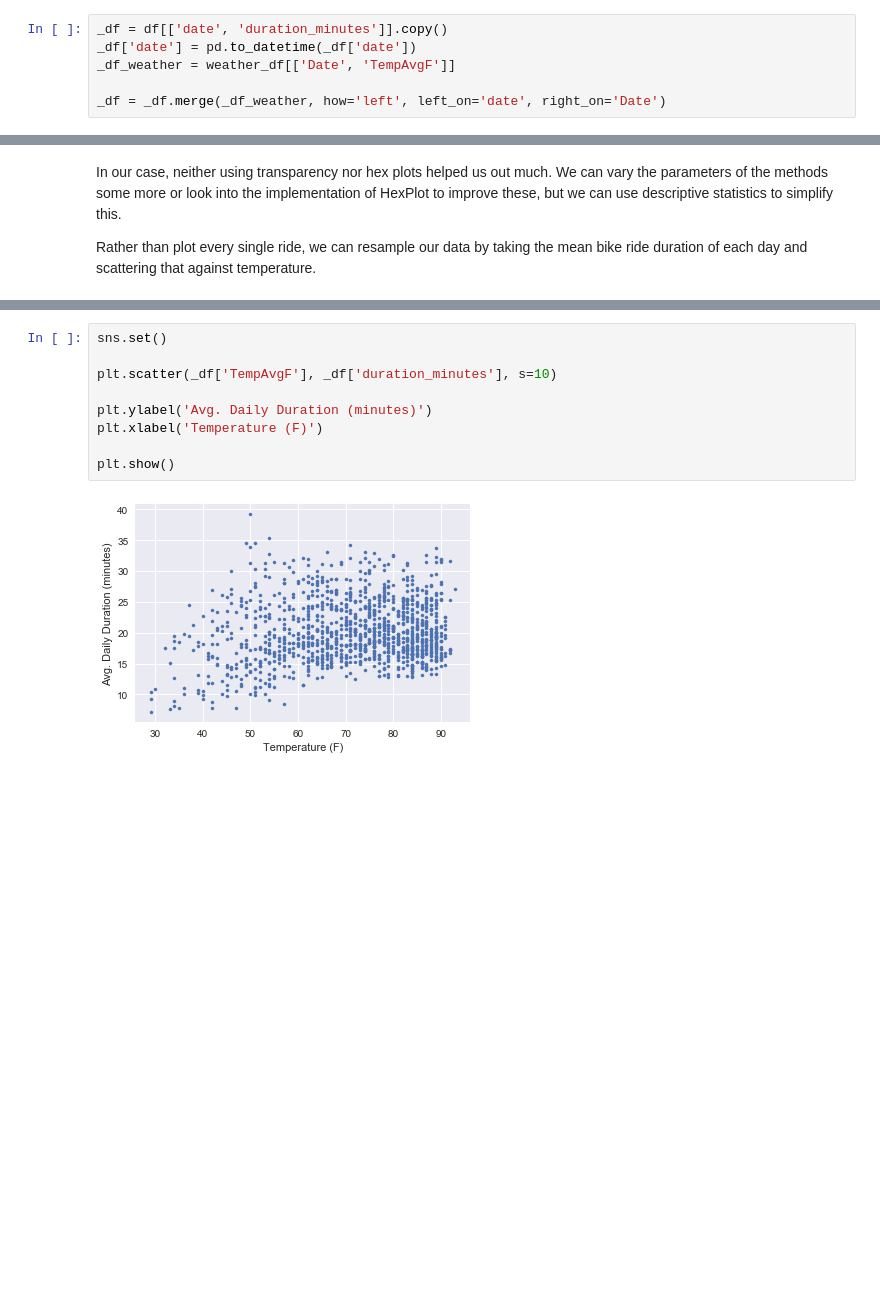
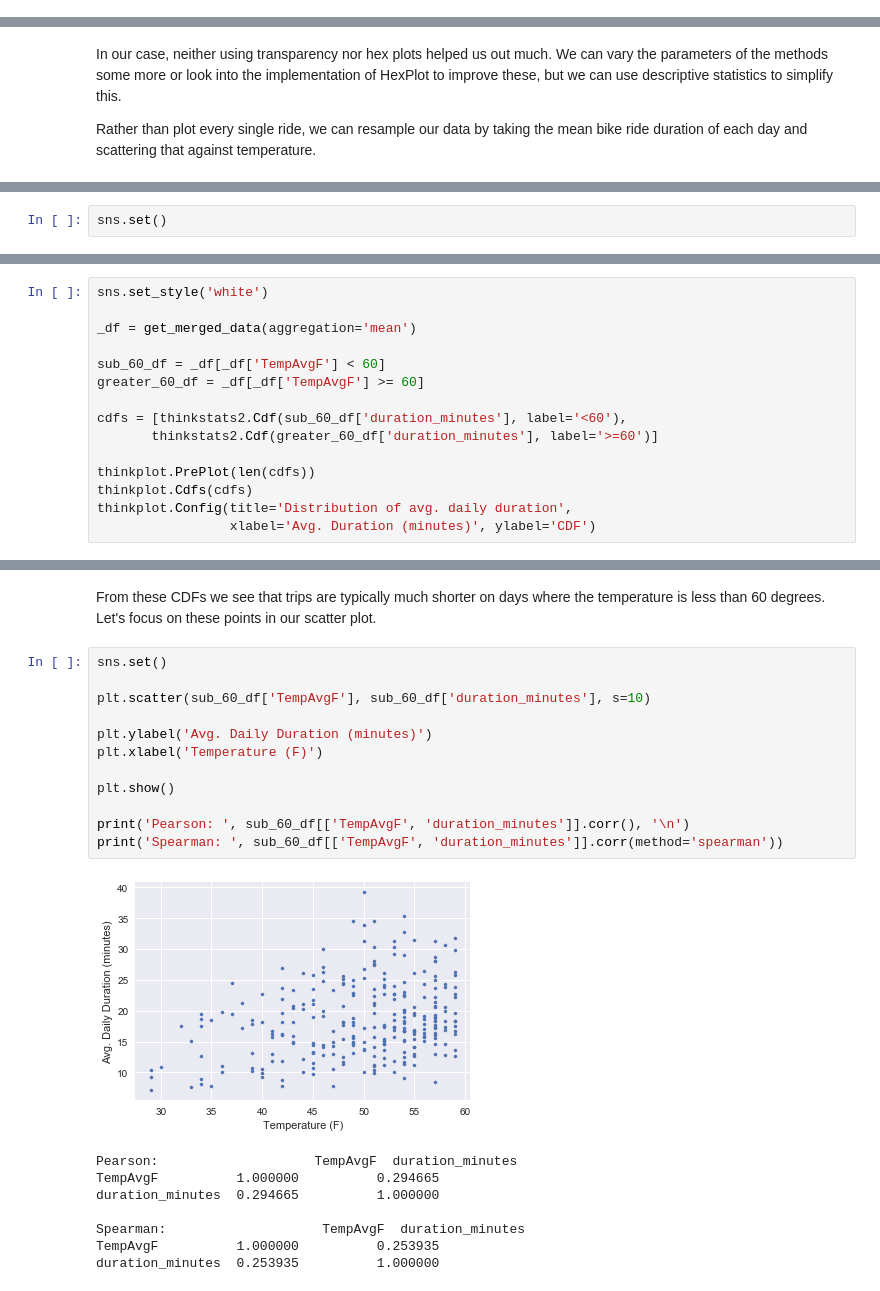
Before and after one commit to lpatruno/stats-fall17, a Jupyter notebook: notebooks/Lecture 9 - Scatter Plots & Correlation.ipynb, the cells around one changed output, grey strips where cells are left out. Cells and saved outputs as stored; diff of their text form; blank space fills up the shorter version.

```diff
--- a/notebooks/Lecture 9 - Scatter Plots & Correlation.ipynb
+++ b/notebooks/Lecture 9 - Scatter Plots & Correlation.ipynb
@@ -93,9 +91,3 @@ thinkplot.Config(title='Distribution of duration by month for rides under 60 min
 If we segment the data by month of the year, we do see that the distribution of duration is different for different months. Notice that the CDFs for spring months are further to the right, signifying longer bike rides during those months. Rides are shorter during the coldest and warmest months of the year.
 
 However, a scatterplot will serve us much better in visualizing the relationship between temperature and duration.
-# %%
-_df = df[['date', 'duration_minutes']].copy()
-_df['date'] = pd.to_datetime(_df['date'])
-_df_weather = weather_df[['Date', 'TempAvgF']]
-
-_df = _df.merge(_df_weather, how='left', left_on='date', right_on='Date')
@@ -135,0 +151,2 @@ _df = _df.join(weather_df)
+# %%
+sns.set()
@@ -135,0 +208,15 @@ _df = _df.join(weather_df)
+# %%
+sns.set_style('white')
+
+_df = get_merged_data(aggregation='mean')
+
+sub_60_df = _df[_df['TempAvgF'] < 60]
+greater_60_df = _df[_df['TempAvgF'] >= 60]
+
+cdfs = [thinkstats2.Cdf(sub_60_df['duration_minutes'], label='<60'),
+       thinkstats2.Cdf(greater_60_df['duration_minutes'], label='>=60')]
+
+thinkplot.PrePlot(len(cdfs))
+thinkplot.Cdfs(cdfs)
+thinkplot.Config(title='Distribution of avg. daily duration',
+                 xlabel='Avg. Duration (minutes)', ylabel='CDF')
@@ -136,11 +225,23 @@ _df = _df.join(weather_df)
+# %% [markdown]
+From these CDFs we see that trips are typically much shorter on days where the temperature is less than 60 degrees. Let's focus on these points in our scatter plot.
 # %%
 sns.set()
 
-plt.scatter(_df['TempAvgF'], _df['duration_minutes'], s=10)
+plt.scatter(sub_60_df['TempAvgF'], sub_60_df['duration_minutes'], s=10)
 
 plt.ylabel('Avg. Daily Duration (minutes)')
 plt.xlabel('Temperature (F)')
 
 plt.show()
+
+print('Pearson: ', sub_60_df[['TempAvgF', 'duration_minutes']].corr(), '\n')
+print('Spearman: ', sub_60_df[['TempAvgF', 'duration_minutes']].corr(method='spearman'))
 # %% [output]
-[figure, old version]
+[figure, new version]
+Pearson:                    TempAvgF  duration_minutes
+TempAvgF          1.000000          0.294665
+duration_minutes  0.294665          1.000000
+
+Spearman:                    TempAvgF  duration_minutes
+TempAvgF          1.000000          0.253935
+duration_minutes  0.253935          1.000000
```
Also changed, not shown: parts of 33 cells of this notebook.
